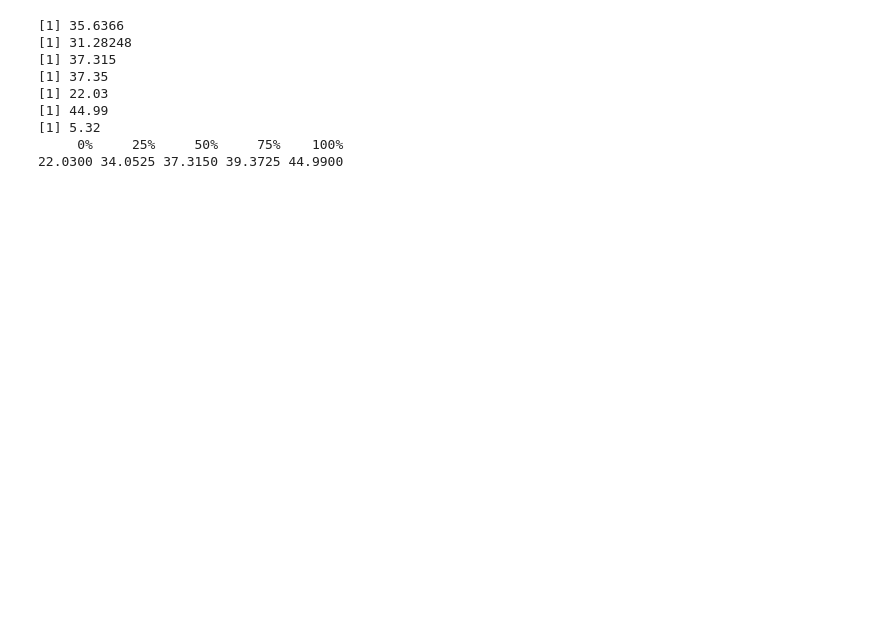
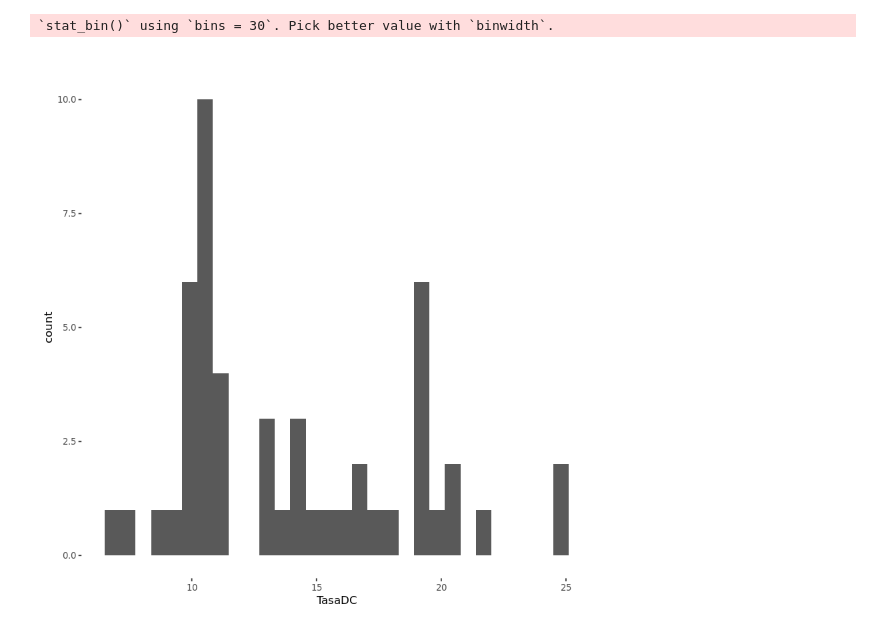
Before and after one commit to JohnyAngo/AnalisisDeDatos, a Jupyter notebook: Test.ipynb, the cells around one changed output. Drawn from its saved outputs; the diff is of its cells as text; code cells hidden in the pictures; blank space fills up the shorter version.

```diff
--- a/Test.ipynb
+++ b/Test.ipynb
@@ -67,4 +47,11 @@ colnames(dataset)
 # %%
 #Reducir el número de columnas a las que se van a utilizar
-dataset<- dataset %>%
+dataRed<- dataset %>%
           select('Ciudad','Cantidad de perfiles facebook','Tasa desempleo ciudad','% Población sedentaria','Hombres','Mujeres')
+dataCuant<- dataset %>%
+          select('Cantidad de perfiles facebook','Tasa desempleo ciudad','% Población sedentaria','Hombres','Mujeres')
+#str(dataCuant)
+dataRed<- rename(dataRed, TasaDC = 'Tasa desempleo ciudad')
+dataRed<- rename(dataRed, PobSeden = '% Población sedentaria')
+
+colnames(dataRed)
@@ -116,30 +62,11 @@ print(desKurt)
-# %%
-sedMean <- mean(dataset$'% Población sedentaria')
-print(sedMean)
-sedVar <- var(dataset$'% Población sedentaria')
-print(sedVar)
-sedMed <- median(dataset$'% Población sedentaria')
-print(sedMed)
-sedMod <- mfv(dataset$'% Población sedentaria')
-print(sedMod)
-
-sedMin <- min(dataset$'% Población sedentaria')
-print(sedMin)
-sedMax <- max(dataset$'% Población sedentaria')
-print(sedMax)
-sedRango <- IQR(dataset$'% Población sedentaria')
-print(sedRango)
-
-sedQuant <- quantile(dataset$'% Población sedentaria', probs = seq(0, 1, 0.25), na.rm = FALSE,
-         names = TRUE, type = 7)
-print(sedQuant)
-# %% [output]
-[1] 35.6366
-[1] 31.28248
-[1] 37.315
-[1] 37.35
-[1] 22.03
-[1] 44.99
-[1] 5.32
-     0%     25%     50%     75%    100%
-22.0300 34.0525 37.3150 39.3725 44.9900
+# %%
+#Gráficos
+ggplot(data = dataRed, mapping = aes(x = TasaDC)) +
+  geom_histogram() +
+  labs(title = "")+
+  theme(panel.background = element_rect(fill = 'white'),
+        text=element_text(size=10,  family="Arial"),
+        legend.position  = "bottom")
+# %% [output]
+`stat_bin()` using `bins = 30`. Pick better value with `binwidth`.
+[figure, added]
```
Also changed, not shown: parts of 11 cells of this notebook.
